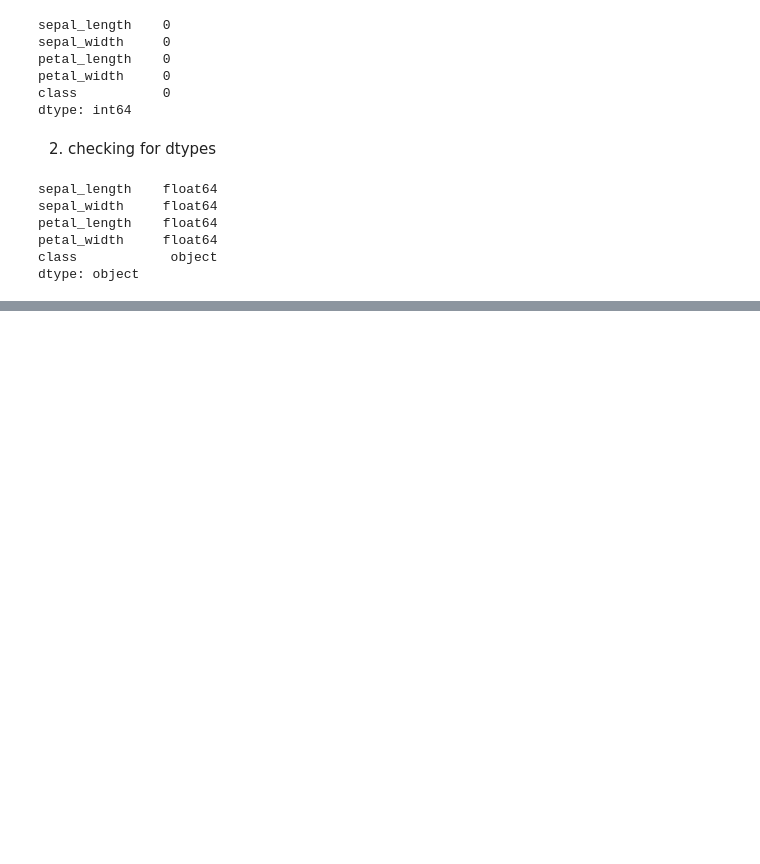
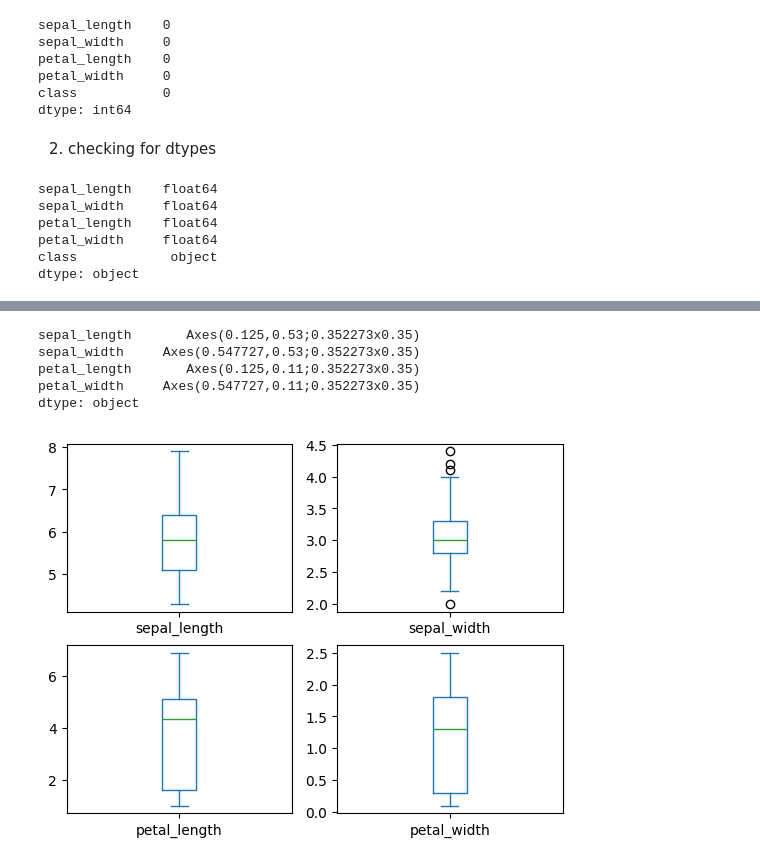
Before and after one commit to uniitee/ks, a Jupyter notebook: task02_iris.ipynb, the cells around one changed output, grey strips where cells are left out. Drawn from its saved outputs; the diff is of its cells as text; code cells hidden in the pictures; blank space fills up the shorter version.

```diff
--- a/task02_iris.ipynb
+++ b/task02_iris.ipynb
@@ -56,0 +92,10 @@ dtype: object
+# %%
+# box plot
+iris.plot(kind='box', subplots=True, layout=(2,2), sharex=False, sharey=False)
+# %% [output]
+sepal_length       Axes(0.125,0.53;0.352273x0.35)
+sepal_width     Axes(0.547727,0.53;0.352273x0.35)
+petal_length       Axes(0.125,0.11;0.352273x0.35)
+petal_width     Axes(0.547727,0.11;0.352273x0.35)
+dtype: object
+[figure, added]
```
Also changed, not shown: parts of 9 cells of this notebook.
